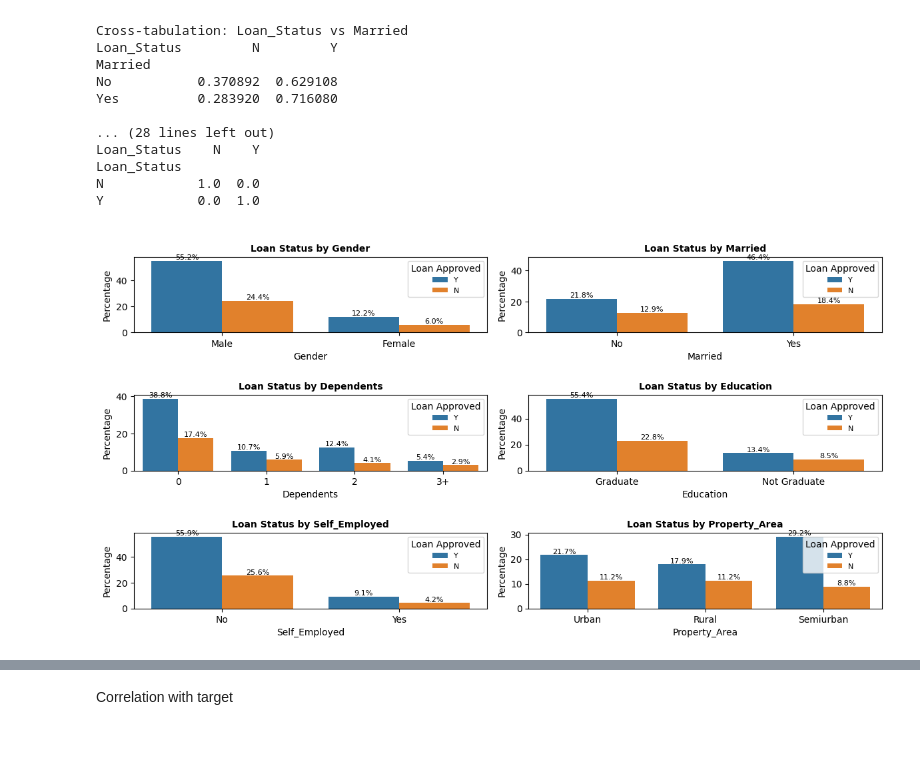
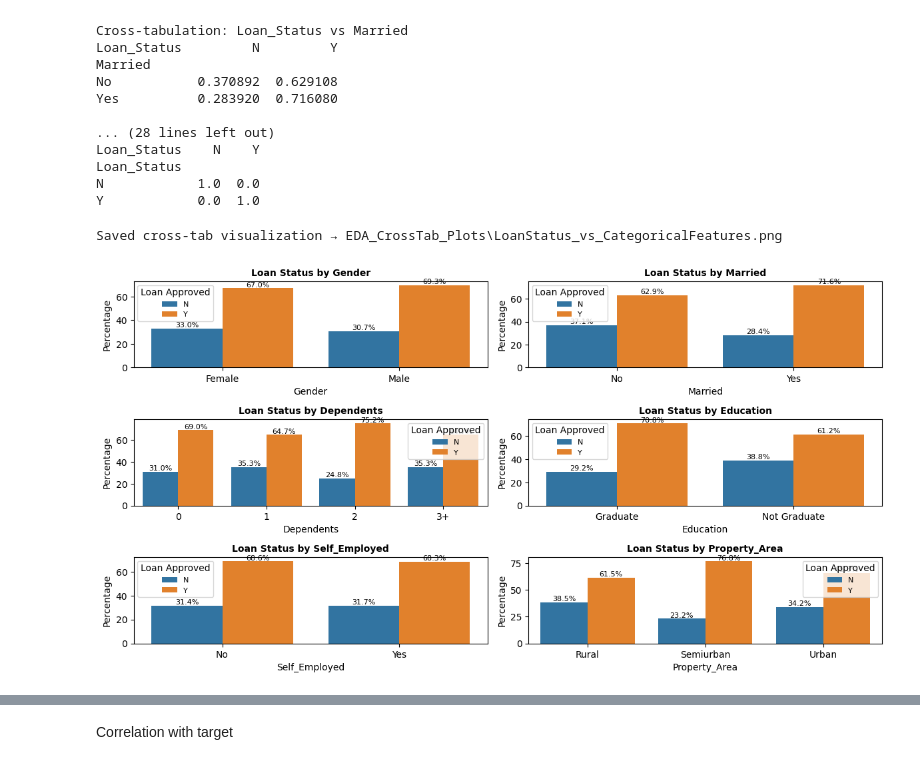
Before and after one commit to cheryvmak/Weekly_Task, a Jupyter notebook: Week_13/Day_2/task25(EDA).ipynb, the cells around one changed output, grey strips where cells are left out. Drawn from its saved outputs; the diff is of its cells as text; code cells hidden in the pictures.

Commit message:
Week 13 Home loan

```diff
--- a/Week_13/Day_2/task25(EDA).ipynb
+++ b/Week_13/Day_2/task25(EDA).ipynb
@@ -703,24 +703,60 @@ Loan_Status
 N            1.0  0.0
 Y            0.0  1.0
 # %%
-# #  let plot bar chart to visualize it (with percentage labelled)
-plt.figure(figsize=(12,8))
+import os
+import seaborn as sns
+import matplotlib.pyplot as plt
+import pandas as pd
 
-for i, col in enumerate( categorical_features[:-1], start=1):
-    plt.subplot(4,2,i)
-    ax = sns.countplot(data=df1, x=col, hue='Loan_Status', stat='percent')
+# Create folder to store the saved plot
+save_folder = "EDA_CrossTab_Plots"
+os.makedirs(save_folder, exist_ok=True)
+
+# Create the figure
+plt.figure(figsize=(12, 8))
+
+# Loop through categorical features (excluding target)
+for i, col in enumerate(categorical_features[:-1], start=1):
+    plt.subplot(4, 2, i)
+
+    #  Manual crosstab normalization to ensure correct percentages
+    ctab = (
+        pd.crosstab(df1[col], df1['Loan_Status'], normalize='index') * 100
+    ).reset_index().melt(id_vars=col, value_name='Percent', var_name='Loan_Status')
+
+    # Plot bar chart using seaborn
+    ax = sns.barplot(
+        data=ctab,
+        x=col,
+        y='Percent',
+        hue='Loan_Status'
+    )
 
     # Add percentage labels on bars
     for container in ax.containers:
         ax.bar_label(container, fmt='%.1f%%', label_type='edge', fontsize=8)
 
-    plt.title(f'\nLoan Status by {col}', fontsize=10, fontweight='bold')
+    plt.title(f'Loan Status by {col}', fontsize=10, fontweight='bold')
     plt.ylabel('Percentage')
     plt.xlabel(col)
     plt.legend(title='Loan Approved', fontsize=8)
     plt.xticks(rotation=0)
 
+# Tight layout for clean spacing
 plt.tight_layout()
+
+# Define save path
+save_path = os.path.join(save_folder, "LoanStatus_vs_CategoricalFeatures.png")
+
+# Save the combined figure
+plt.savefig(save_path, bbox_inches='tight', dpi=300)
+print(f"Saved cross-tab visualization → {save_path}")
+
+# Optional: show inline
 plt.show()
+
+# Close figure (good practice when looping)
+plt.close()
 # %% [output]
+Saved cross-tab visualization → EDA_CrossTab_Plots\LoanStatus_vs_CategoricalFeatures.png
-[figure, old version]
+[figure, new version]
```
Also changed, not shown: parts of 13 cells of this notebook, 14 other files.
